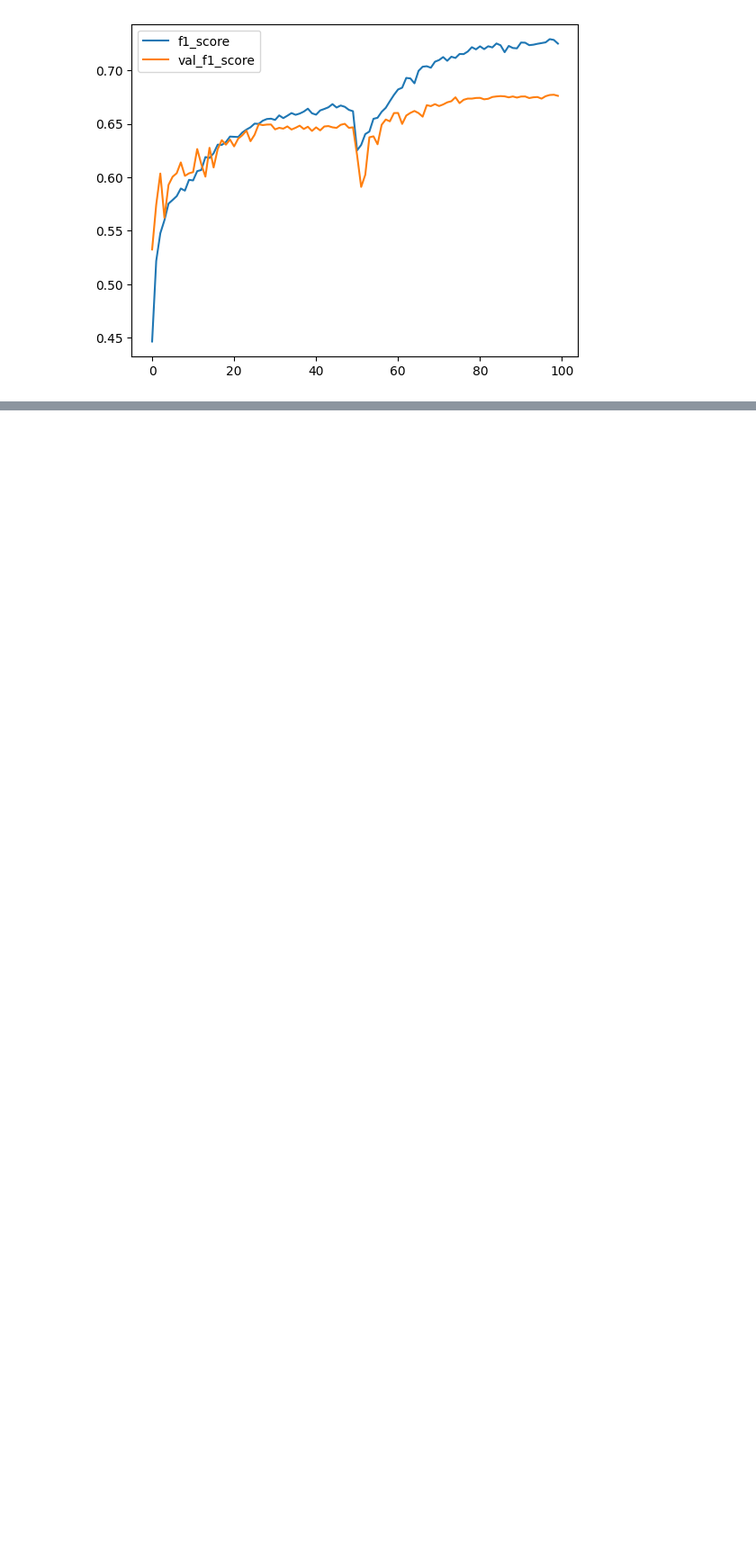
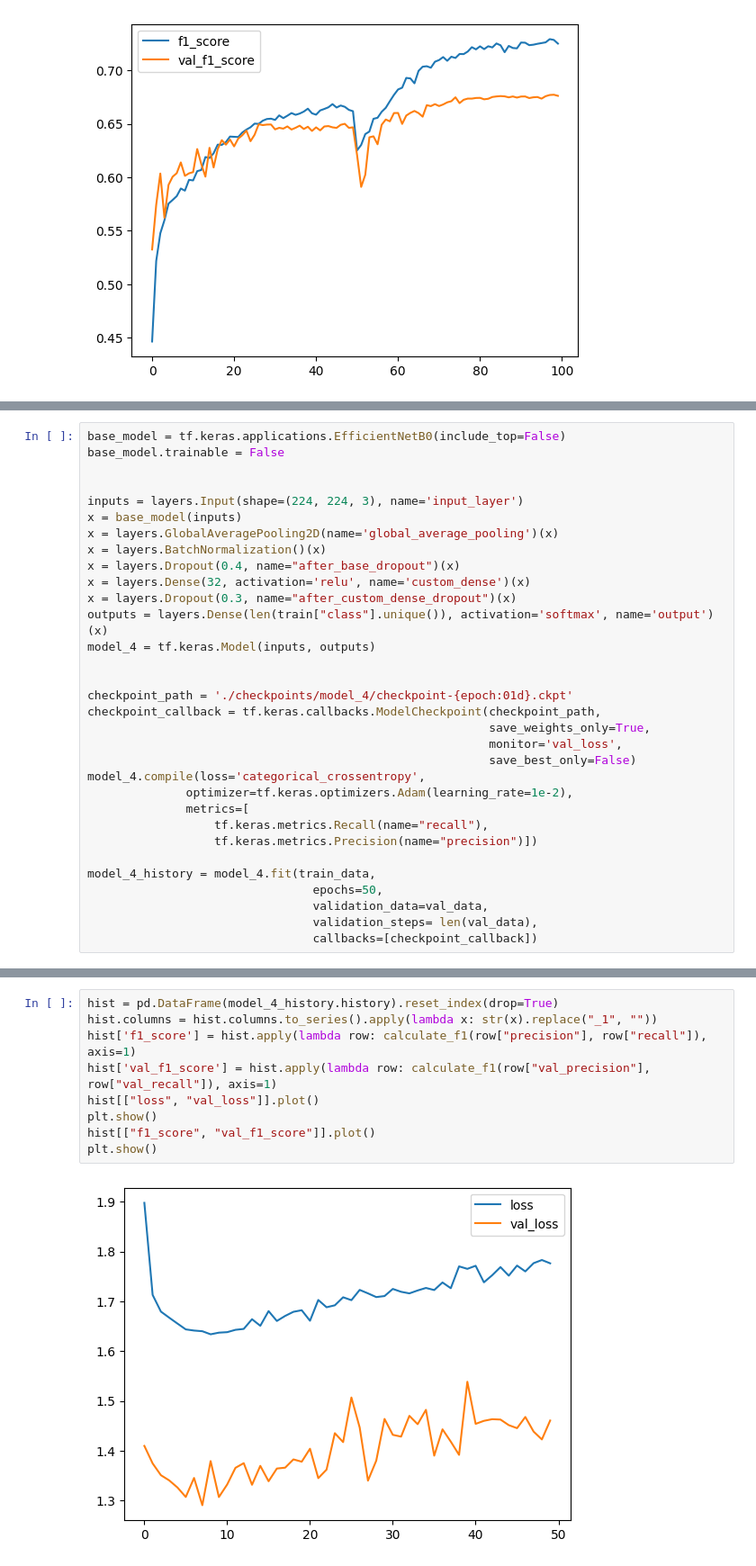
Before and after one commit to melihkacaman/pattern_classifier_module, a Jupyter notebook: notebooks/02 Model Building.ipynb, the cells around one changed output, grey strips where cells are left out. Shown: that part at 90% size. Saved outputs shown, nothing was run; the diff lists cells and outputs as text; blank space fills up the shorter version.

Commit message:
model 5 efnet with extra dense layer

```diff
--- a/notebooks/02 Model Building.ipynb
+++ b/notebooks/02 Model Building.ipynb
@@ -487,0 +486,32 @@ plt.show()
+# %%
+base_model = tf.keras.applications.EfficientNetB0(include_top=False)
+base_model.trainable = False
+
+
+inputs = layers.Input(shape=(224, 224, 3), name='input_layer')
+x = base_model(inputs)
+x = layers.GlobalAveragePooling2D(name='global_average_pooling')(x)
+x = layers.BatchNormalization()(x)
+x = layers.Dropout(0.4, name="after_base_dropout")(x)
+x = layers.Dense(32, activation='relu', name='custom_dense')(x)
+x = layers.Dropout(0.3, name="after_custom_dense_dropout")(x)
+outputs = layers.Dense(len(train["class"].unique()), activation='softmax', name='output')(x)
+model_4 = tf.keras.Model(inputs, outputs)
+
+
+checkpoint_path = './checkpoints/model_4/checkpoint-{epoch:01d}.ckpt'
+checkpoint_callback = tf.keras.callbacks.ModelCheckpoint(checkpoint_path,
+                                                         save_weights_only=True,
+                                                         monitor='val_loss',
+                                                         save_best_only=False)
+model_4.compile(loss='categorical_crossentropy',
+              optimizer=tf.keras.optimizers.Adam(learning_rate=1e-2),
+              metrics=[
+                  tf.keras.metrics.Recall(name="recall"),
+                  tf.keras.metrics.Precision(name="precision")])
+
+model_4_history = model_4.fit(train_data,
+                                epochs=50,
+                                validation_data=val_data,
+                                validation_steps= len(val_data),
+                                callbacks=[checkpoint_callback])
@@ -487,0 +536,11 @@ plt.show()
+# %%
+hist = pd.DataFrame(model_4_history.history).reset_index(drop=True)
+hist.columns = hist.columns.to_series().apply(lambda x: str(x).replace("_1", ""))
+hist['f1_score'] = hist.apply(lambda row: calculate_f1(row["precision"], row["recall"]), axis=1)
+hist['val_f1_score'] = hist.apply(lambda row: calculate_f1(row["val_precision"], row["val_recall"]), axis=1)
+hist[["loss", "val_loss"]].plot()
+plt.show()
+hist[["f1_score", "val_f1_score"]].plot()
+plt.show()
+# %% [output]
+[figure, added]
```
Also changed, not shown: parts of 7 cells of this notebook.
